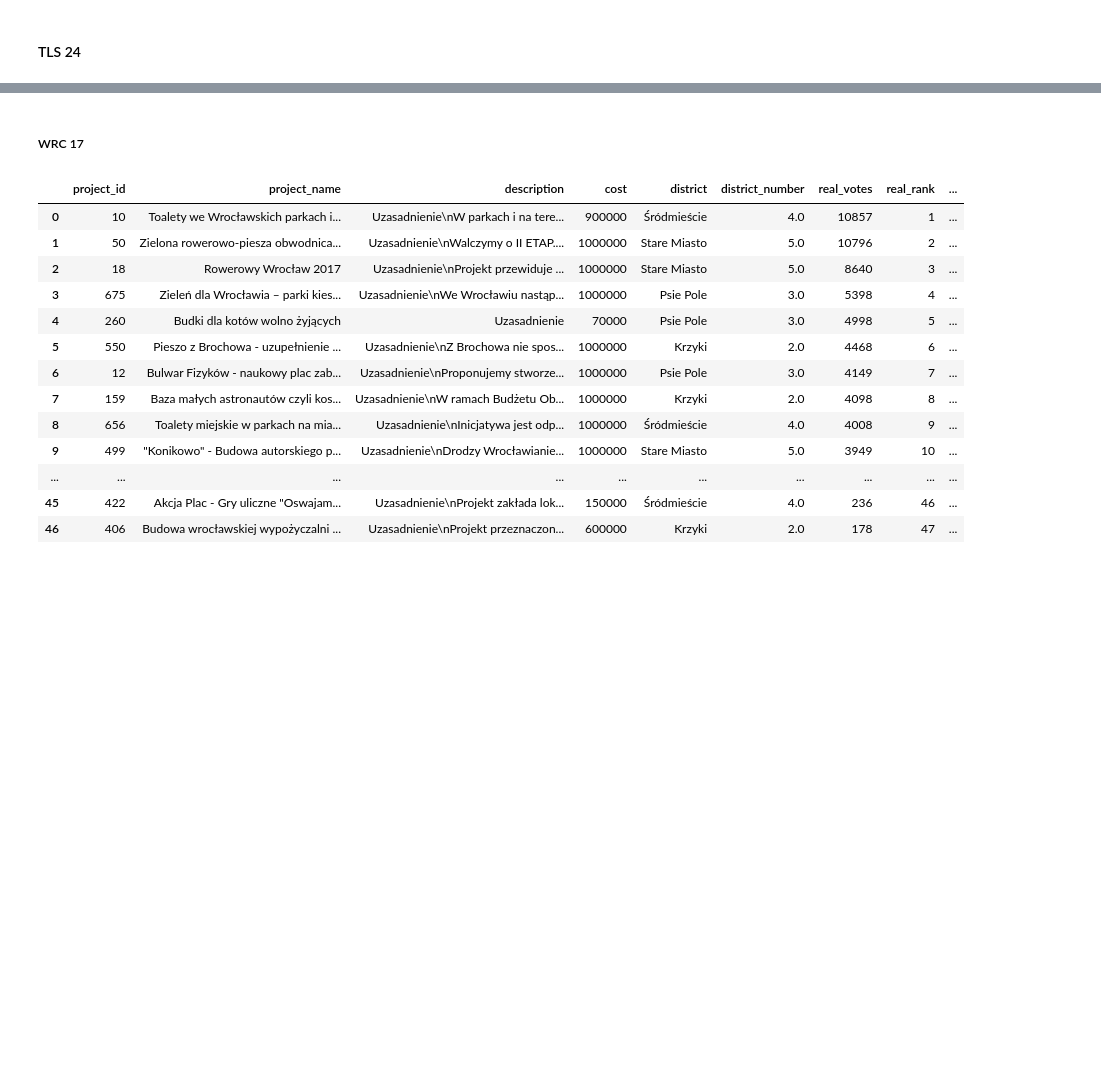
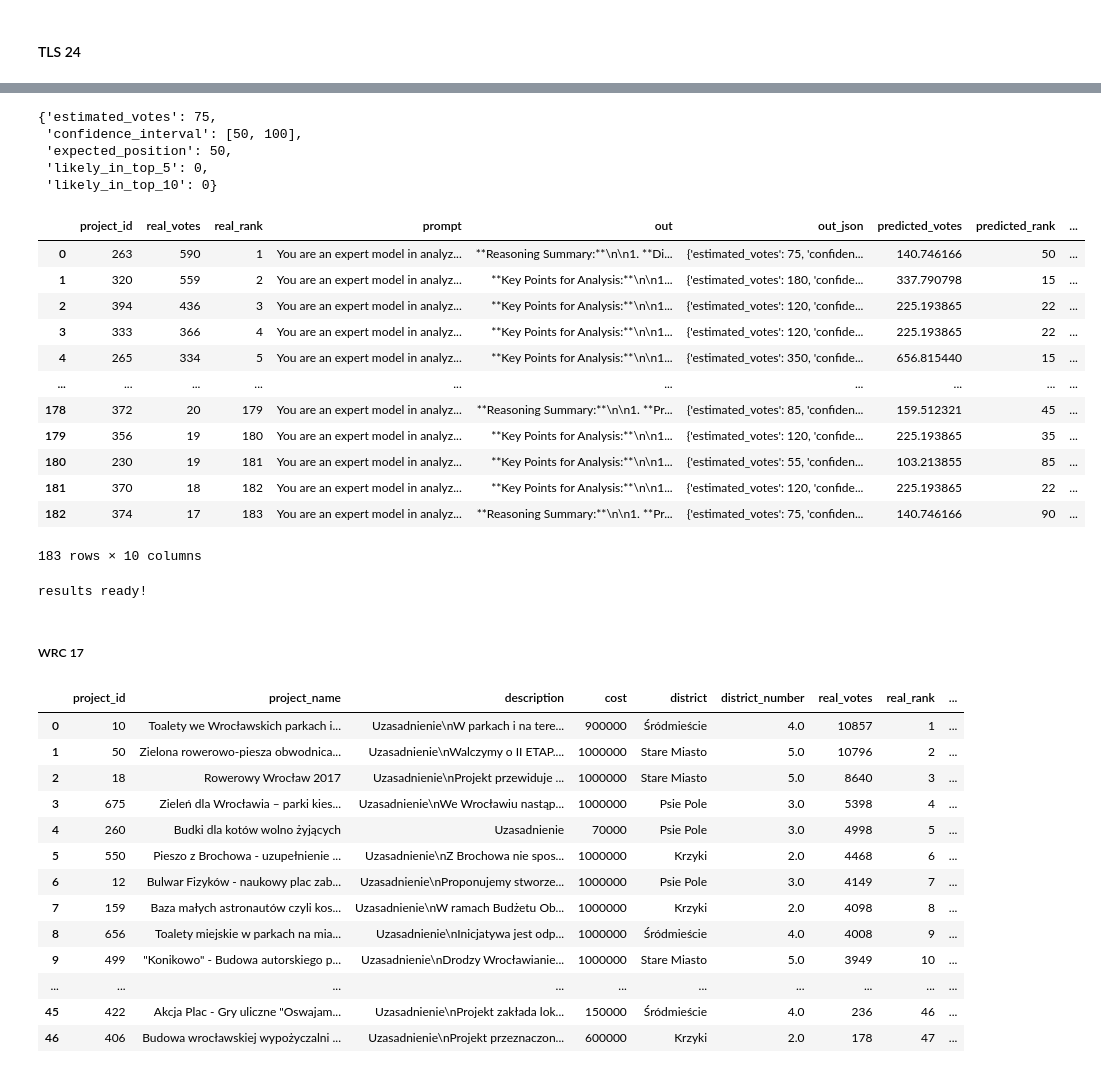
Before and after one commit to juano-/toulouse-pb-ia, a Jupyter notebook: in_context_prompt_prediction.ipynb, the cells around one changed output, grey strips where cells are left out. Drawn from its saved outputs; the diff is of its cells as text; code cells hidden in the pictures; blank space fills up the shorter version.

```diff
--- a/in_context_prompt_prediction.ipynb
+++ b/in_context_prompt_prediction.ipynb
@@ -407,0 +431,7 @@ results ready!
+# %%
+test['n_tokens'] = test['prompt'].apply(lambda p: tokens_counter(p))
+test['cost_usd'] = test['n_tokens'].apply(lambda n_tokens: prompt_cost(n_tokens, 'gpt-4-turbo'))
+
+print('mean tokens by prompt: {:.2f}'.format(test.n_tokens.mean()))
+print('avg.cost of each prediction: ${:.2f}'.format(test.cost_usd.mean()))
+print('experiment total cost: {:.2f}'.format(test.cost_usd.sum()))
@@ -407,0 +442,7 @@ results ready!
+# %%
+#3. run experiment! :)
+api_key=os.getenv('OPENAI_API_KEY')
+from llm_client import call_openai_model
+
+test['out'] = test['prompt'].apply(lambda prompt:
+                     call_openai_model(prompt=prompt, api_key=api_key))
@@ -408,3 +540,52 @@ results ready!
+# %%
+test['out_json'] = test['out'].apply(
+    lambda o: get_json_from_llm_response(o))
+# %%
+test['out_json'].iloc[0]
+# %% [output]
+{'estimated_votes': 75,
+ 'confidence_interval': [50, 100],
+ 'expected_position': 50,
+ 'likely_in_top_5': 0,
+ 'likely_in_top_10': 0}
+# %%
+test['predicted_votes'] = test['out_json'].apply(lambda x: get_predicted_votes(df, x))
+test['predicted_rank'] = test['out_json'].apply(lambda x: get_predicted_rank(x))
+test['is_top5'] = test['out_json'].apply(lambda x: get_if_is_top5(x))
+test['is_top10'] = test['out_json'].apply(lambda x: get_if_is_top10(x))
+# %%
+#4. save results.
+results = test.filter(['project_id',
+             'real_votes',
+             'real_rank',
+             'prompt',
+             'out',
+             'out_json',
+             'predicted_votes',
+             'predicted_rank',
+             'is_top5',
+             'is_top10']
+             )
+results
+# %% [output]
+|  | project_id | real_votes | real_rank | prompt | out | out_json | predicted_votes | predicted_rank | ... |
+| 0 | 263 | 590 | 1 | You are an expert model in analyz... | **Reasoning Summary:**\n\n1. **Di... | {'estimated_votes': 75, 'confiden... | 140.746166 | 50 | ... |
+| 1 | 320 | 559 | 2 | You are an expert model in analyz... | **Key Points for Analysis:**\n\n1... | {'estimated_votes': 180, 'confide... | 337.790798 | 15 | ... |
+| 2 | 394 | 436 | 3 | You are an expert model in analyz... | **Key Points for Analysis:**\n\n1... | {'estimated_votes': 120, 'confide... | 225.193865 | 22 | ... |
+| 3 | 333 | 366 | 4 | You are an expert model in analyz... | **Key Points for Analysis:**\n\n1... | {'estimated_votes': 120, 'confide... | 225.193865 | 22 | ... |
+| 4 | 265 | 334 | 5 | You are an expert model in analyz... | **Key Points for Analysis:**\n\n1... | {'estimated_votes': 350, 'confide... | 656.815440 | 15 | ... |
+| ... | ... | ... | ... | ... | ... | ... | ... | ... | ... |
+| 178 | 372 | 20 | 179 | You are an expert model in analyz... | **Reasoning Summary:**\n\n1. **Pr... | {'estimated_votes': 85, 'confiden... | 159.512321 | 45 | ... |
+| 179 | 356 | 19 | 180 | You are an expert model in analyz... | **Key Points for Analysis:**\n\n1... | {'estimated_votes': 120, 'confide... | 225.193865 | 35 | ... |
+| 180 | 230 | 19 | 181 | You are an expert model in analyz... | **Key Points for Analysis:**\n\n1... | {'estimated_votes': 55, 'confiden... | 103.213855 | 85 | ... |
+| 181 | 370 | 18 | 182 | You are an expert model in analyz... | **Key Points for Analysis:**\n\n1... | {'estimated_votes': 120, 'confide... | 225.193865 | 22 | ... |
+| 182 | 374 | 17 | 183 | You are an expert model in analyz... | **Reasoning Summary:**\n\n1. **Pr... | {'estimated_votes': 75, 'confiden... | 140.746166 | 90 | ... |
+183 rows × 10 columns
+# %%
+results.to_csv('output/predictions/tls_in_context_full_eng_1.csv', sep=";", index=False)
+print('results ready!')
+# %% [output]
+results ready!
 # %% [markdown]
 ##### WRC 17
 # %%
```
Also changed, not shown: parts of 31 cells of this notebook, 35 other files.
